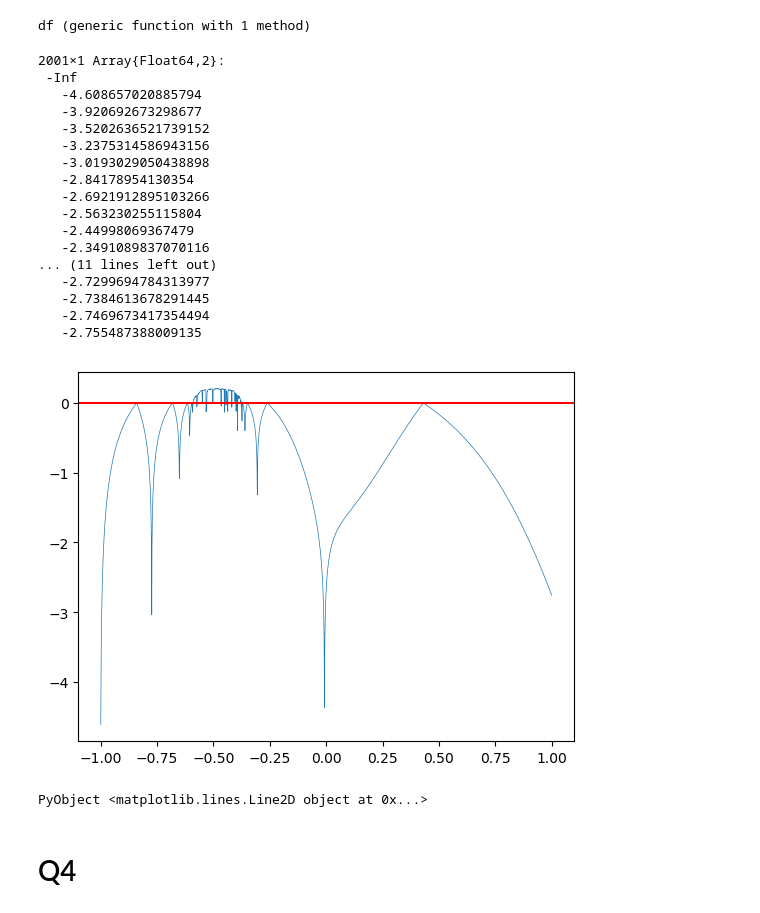
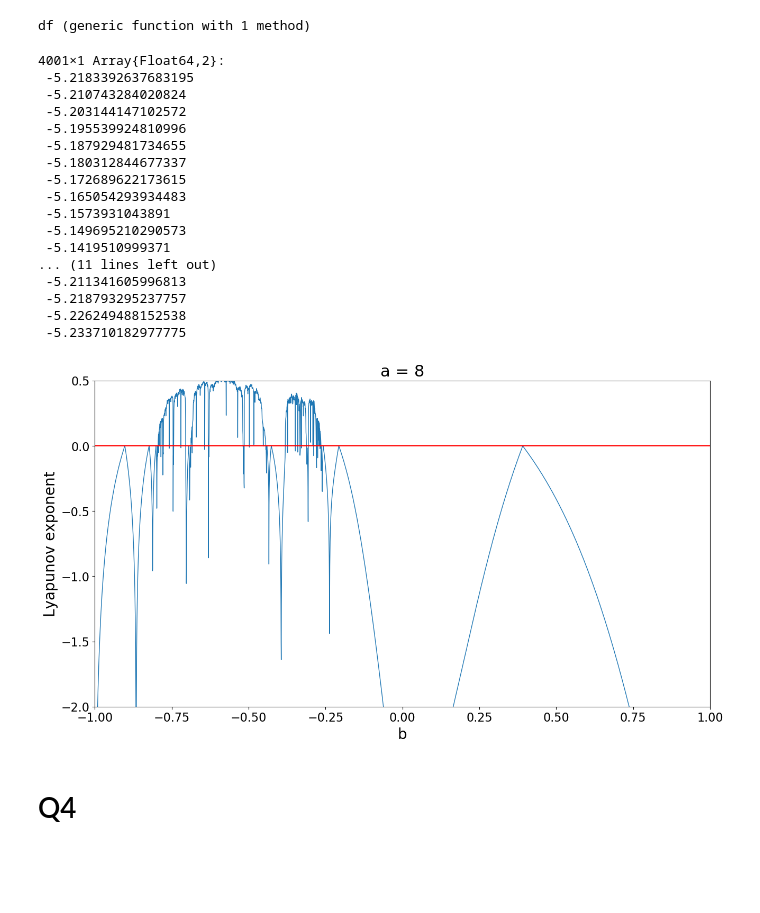
Before and after one commit to szhydkov/ma998, a Jupyter notebook: ODEs.ipynb, the cells around one changed output. Saved outputs shown, nothing was run; the diff lists cells and outputs as text; code cells hidden in the pictures; blank space fills up the shorter version.

```diff
--- a/ODEs.ipynb
+++ b/ODEs.ipynb
@@ -22,16 +13,17 @@ ds = DiscreteDynamicalSystem(f, [0.0], [7.0, 1.0])
 # %%
+a = 1
+ds = DiscreteDynamicalSystem(f, [0.0], [a, 1.0])
 i = 1
-pvalues = -1:0.001:1
-# ics = [rand() for m in 1:10]
+pvalues = -1:0.0005:1
 n = 1000
-Ttr = 2000
+Ttr = 100
 p_index = 2
 output = orbitdiagram(ds, i, p_index, pvalues; n = n, Ttr = Ttr)
 
-L = length(pvalues)
-x = Vector{Float64}(undef, n*L)
+l = length(pvalues)
+x = Vector{Float64}(undef, n*l)
 y = copy(x)
-for j in 1:L
+for j in 1:l
     x[(1 + (j-1)*n):j*n] .= pvalues[j]
     y[(1 + (j-1)*n):j*n] .= output[j]
 end
@@ -54,9 +47,9 @@ df(x) = -2*a*x*exp(-a*x^2)
 # %% [output]
 df (generic function with 1 method)
 # %%
-a = 5
+a = 8
 N = 10000
-t = -1:0.001:1
+t = pvalues
 X = zeros(length(t), N)
 X[:, 1] = zeros(length(t)).+sqrt(2)/10
 i = 1
@@ -69,29 +62,38 @@ end
 # %%
 L = sum(log.(abs.(df.(X))), dims=2)/N
 # %% [output]
-2001×1 Array{Float64,2}:
- -Inf
-   -4.608657020885794
-   -3.920692673298677
-   -3.5202636521739152
-   -3.2375314586943156
-   -3.0193029050438898
-   -2.84178954130354
-   -2.6921912895103266
-   -2.563230255115804
-   -2.44998069367479
-   -2.3491089837070116
+4001×1 Array{Float64,2}:
+ -5.2183392637683195
+ -5.210743284020824
+ -5.203144147102572
+ -5.195539924810996
+ -5.187929481734655
+ -5.180312844677337
+ -5.172689622173615
+ -5.165054293934483
+ -5.1573931043891
+ -5.149695210290573
+ -5.1419510999371
 ... (11 lines left out)
-   -2.7299694784313977
-   -2.7384613678291445
-   -2.7469673417354494
-   -2.755487388009135
+ -5.211341605996813
+ -5.218793295237757
+ -5.226249488152538
+ -5.233710182977775
-# %%
-plot(t, L, linewidth=0.5)
-axhline(0, color = "r")
-# %% [output]
-[figure, removed]
-PyObject <matplotlib.lines.Line2D object at 0x...>
+# %%
+figure(figsize = (15,8))
+title("a = $a", fontsize=22)
+plot(t, L, linewidth=1)
+axhline(0, color = "r")
+ylim([-2, 0.5])
+xlim([-1,1])
+xlabel("b", fontsize=20)
+ylabel("Lyapunov exponent",fontsize=20)
+xticks(fontsize=16)
+yticks(fontsize=16)
+
+savefig("plots/lyapunov$a.png", dpi=700)
+# %% [output]
+[figure, added]
 # %% [markdown]
 # Q4
 # %%
```
Also changed, not shown: parts of 11 cells of this notebook, 23 other files.
